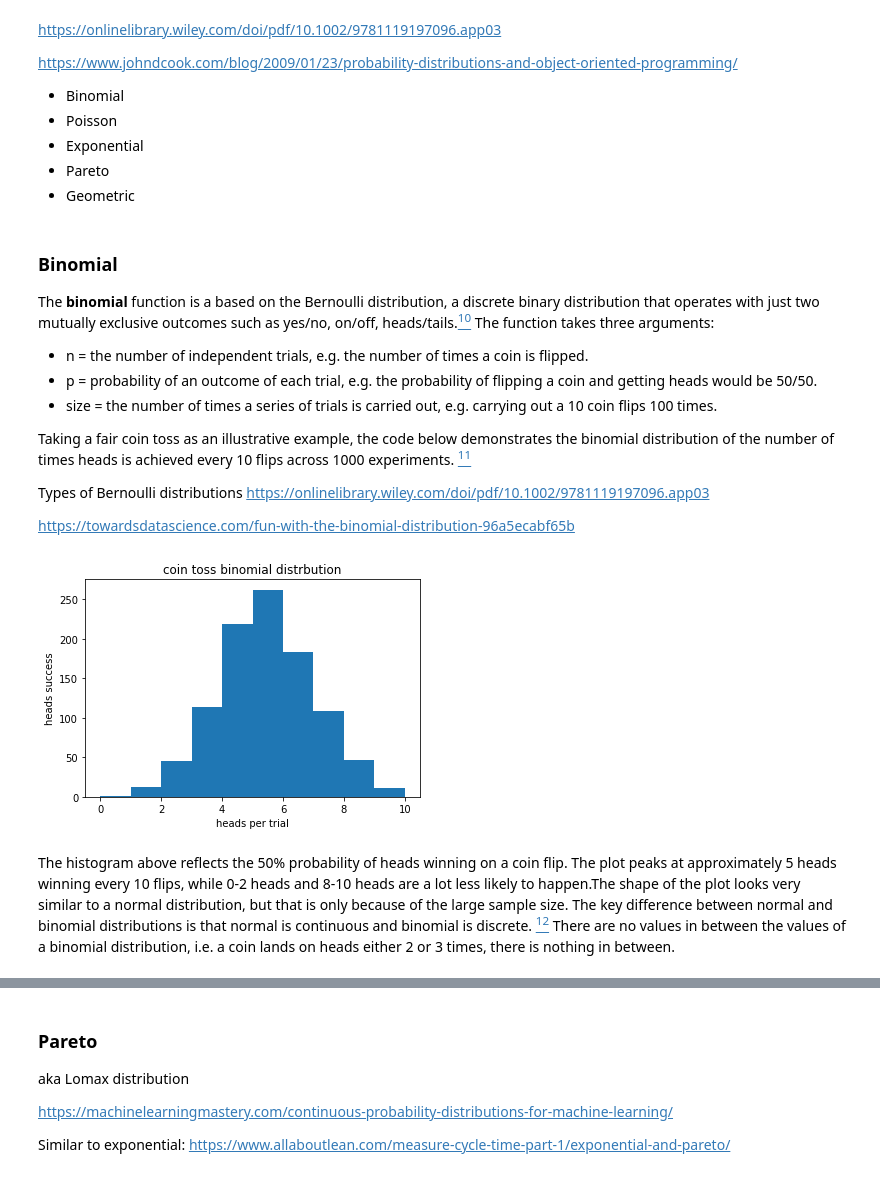
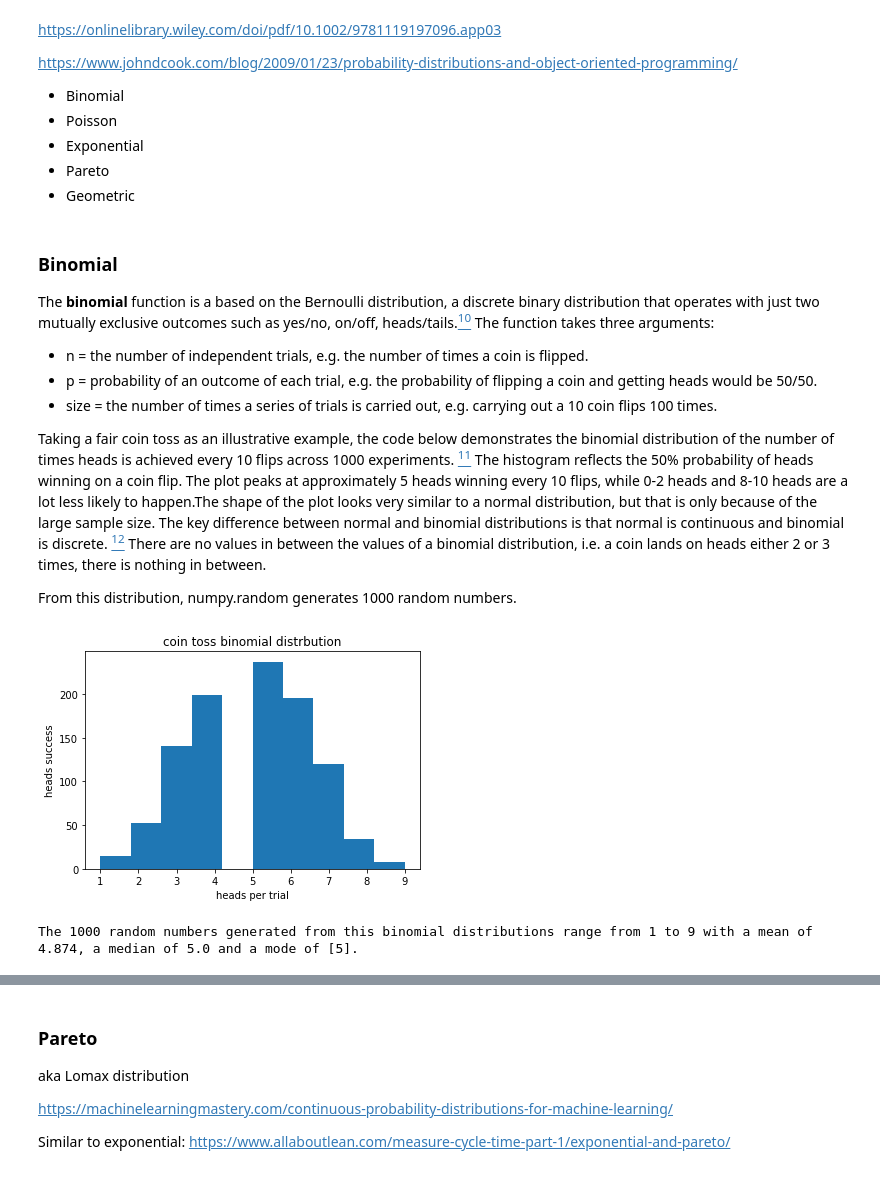
Before and after one commit to jennifer-ryan/numpy.random-project, a Jupyter notebook: numpy.random.ipynb, the cells around one changed output, grey strips where cells are left out. Drawn from its saved outputs; the diff is of its cells as text; code cells hidden in the pictures.

```diff
--- a/numpy.random.ipynb
+++ b/numpy.random.ipynb
@@ -726,33 +727,39 @@ The **binomial** function is a based on the Bernoulli distribution, a discrete b
 - p = probability of an outcome of each trial, e.g. the probability of flipping a coin and getting heads would be 50/50.
 - size = the number of times a series of trials is carried out, e.g. carrying out a 10 coin flips 100 times.
 
-Taking a fair coin toss as an illustrative example, the code below demonstrates the binomial distribution of the number of times heads is achieved every 10 flips across 1000 experiments. [<sup>11</sup>](https://cmdlinetips.com/2018/12/simulating-coin-toss-experiment-with-binomial-random-numbers-using-numpy/)
+Taking a fair coin toss as an illustrative example, the code below demonstrates the binomial distribution of the number of times heads is achieved every 10 flips across 1000 experiments. [<sup>11</sup>](https://cmdlinetips.com/2018/12/simulating-coin-toss-experiment-with-binomial-random-numbers-using-numpy/) The histogram reflects the 50% probability of heads winning on a coin flip. The plot peaks at approximately 5 heads winning every 10 flips, while 0-2 heads and 8-10 heads are a lot less likely to happen.The shape of the plot looks very similar to a normal distribution, but that is only because of the large sample size. The key difference between normal and binomial distributions is that normal is continuous and binomial is discrete. [<sup>12</sup>](http://staweb.sta.cathedral.org/departments/math/mhansen/public_html/23stat/handouts/normbino.htm) There are no values in between the values of a binomial distribution, i.e. a coin lands on heads either 2 or 3 times, there is nothing in between.
 
 
-Types of Bernoulli distributions https://onlinelibrary.wiley.com/doi/pdf/10.1002/9781119197096.app03
-
-https://towardsdatascience.com/fun-with-the-binomial-distribution-96a5ecabf65b
+From this distribution, numpy.random generates 1000 random numbers.
 # %%
 # Flipping a coin 10 times.
 flips = 10
 
 # Setting probability that heads will come up.
 heads_prob = 0.5
 
 # Number of experiments where the coin is tossed 10 times.
 exp = 1000
 
+# Creating the array of random numbers.
+x = np.random.binomial(flips, heads_prob, size = exp)
+
+# Calculating the value that occurs most often.
+mode = stats.mode(x)
+
 # Plotting the distribution
-x = np.random.binomial(flips, heads_prob, size = exp)
 plt.hist(x)
 plt.title("coin toss binomial distrbution")
 plt.xlabel("heads per trial")
 plt.ylabel("heads success")
 plt.show()
+
+# The 1000 numbers generated from the binomial distribution.
+print("\033[1m" + f"The {exp} random numbers generated from this binomial distributions range from "
+      f"{x.min()} to {x.max()} with a mean of {x.mean()}, a median of {np.median(x)} and a mode of {mode[0]}."  + "\033[0m")
 # %% [output]
-[figure, old version]
+[figure, new version]
+The 1000 random numbers generated from this binomial distributions range from 1 to 9 with a mean of 4.874, a median of 5.0 and a mode of [5].
-# %% [markdown]
-The histogram above reflects the 50% probability of heads winning on a coin flip. The plot peaks at approximately 5 heads winning every 10 flips, while 0-2 heads and 8-10 heads are a lot less likely to happen.The shape of the plot looks very similar to a normal distribution, but that is only because of the large sample size. The key difference between normal and binomial distributions is that normal is continuous and binomial is discrete. [<sup>12</sup>](http://staweb.sta.cathedral.org/departments/math/mhansen/public_html/23stat/handouts/normbino.htm) There are no values in between the values of a binomial distribution, i.e. a coin lands on heads either 2 or 3 times, there is nothing in between.
 # %% [markdown]
 <br>
 
```
Also changed, not shown: parts of 7 cells of this notebook.
